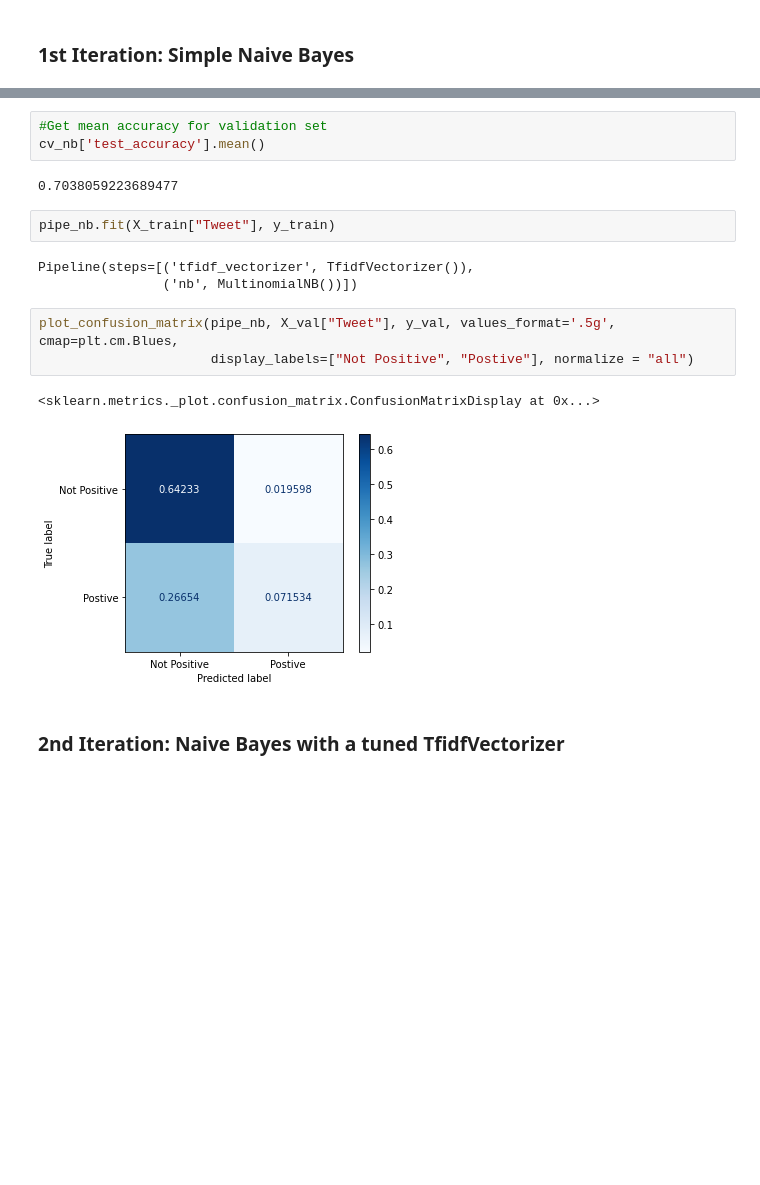
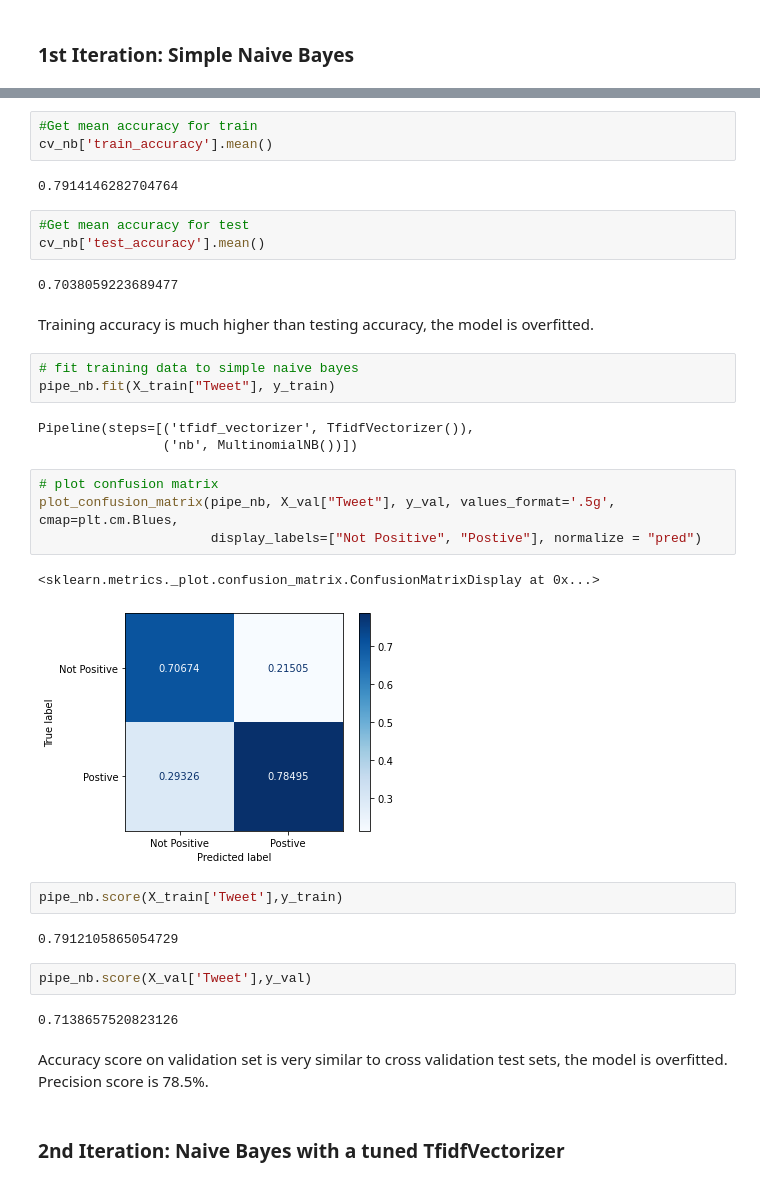
Before and after one commit to ElyLin/SentimentAnalysisProject, a Jupyter notebook: SentimentAnalysis.ipynb, the cells around one changed output, grey strips where cells are left out. Drawn from its saved outputs; the diff is of its cells as text; blank space fills up the shorter version.

```diff
--- a/SentimentAnalysis.ipynb
+++ b/SentimentAnalysis.ipynb
@@ -698,22 +718,41 @@ cv_nb
  'train_recall': array([0.35858586, 0.38611987, 0.35772871, 0.38044164, 0.37097792]),
  'test_roc_auc': array([0.73128324, 0.67639255, 0.6935051 , 0.70312119, 0.69988075]),
  'train_roc_auc': array([0.89107409, 0.89927336, 0.89339463, 0.89676999, 0.89251112])}
+# %%
+#Get mean accuracy for train
+cv_nb['train_accuracy'].mean()
+# %% [output]
+0.7914146282704764
 # %%
-#Get mean accuracy for validation set
+#Get mean accuracy for test
 cv_nb['test_accuracy'].mean()
 # %% [output]
 0.7038059223689477
+# %% [markdown]
+Training accuracy is much higher than testing accuracy, the model is overfitted.
+# %%
+# fit training data to simple naive bayes
+pipe_nb.fit(X_train["Tweet"], y_train)
+# %% [output]
+Pipeline(steps=[('tfidf_vectorizer', TfidfVectorizer()),
+                ('nb', MultinomialNB())])
+# %%
+# plot confusion matrix
+plot_confusion_matrix(pipe_nb, X_val["Tweet"], y_val, values_format='.5g', cmap=plt.cm.Blues,
+                      display_labels=["Not Positive", "Postive"], normalize = "pred")
+# %% [output]
+<sklearn.metrics._plot.confusion_matrix.ConfusionMatrixDisplay at 0x...>
+[figure, added]
 # %%
-pipe_nb.fit(X_train["Tweet"], y_train)
+pipe_nb.score(X_train['Tweet'],y_train)
 # %% [output]
-Pipeline(steps=[('tfidf_vectorizer', TfidfVectorizer()),
-                ('nb', MultinomialNB())])
+0.7912105865054729
-# %%
-plot_confusion_matrix(pipe_nb, X_val["Tweet"], y_val, values_format='.5g', cmap=plt.cm.Blues,
-                      display_labels=["Not Positive", "Postive"], normalize = "all")
-# %% [output]
-<sklearn.metrics._plot.confusion_matrix.ConfusionMatrixDisplay at 0x...>
-[figure, removed]
+# %%
+pipe_nb.score(X_val['Tweet'],y_val)
+# %% [output]
+0.7138657520823126
+# %% [markdown]
+Accuracy score on validation set is very similar to cross validation test sets, the model is overfitted. Precision score is 78.5%.
 # %% [markdown]
 ### 2nd Iteration: Naive Bayes with a tuned TfidfVectorizer
 # %%
```
Also changed, not shown: parts of 59 cells of this notebook.
